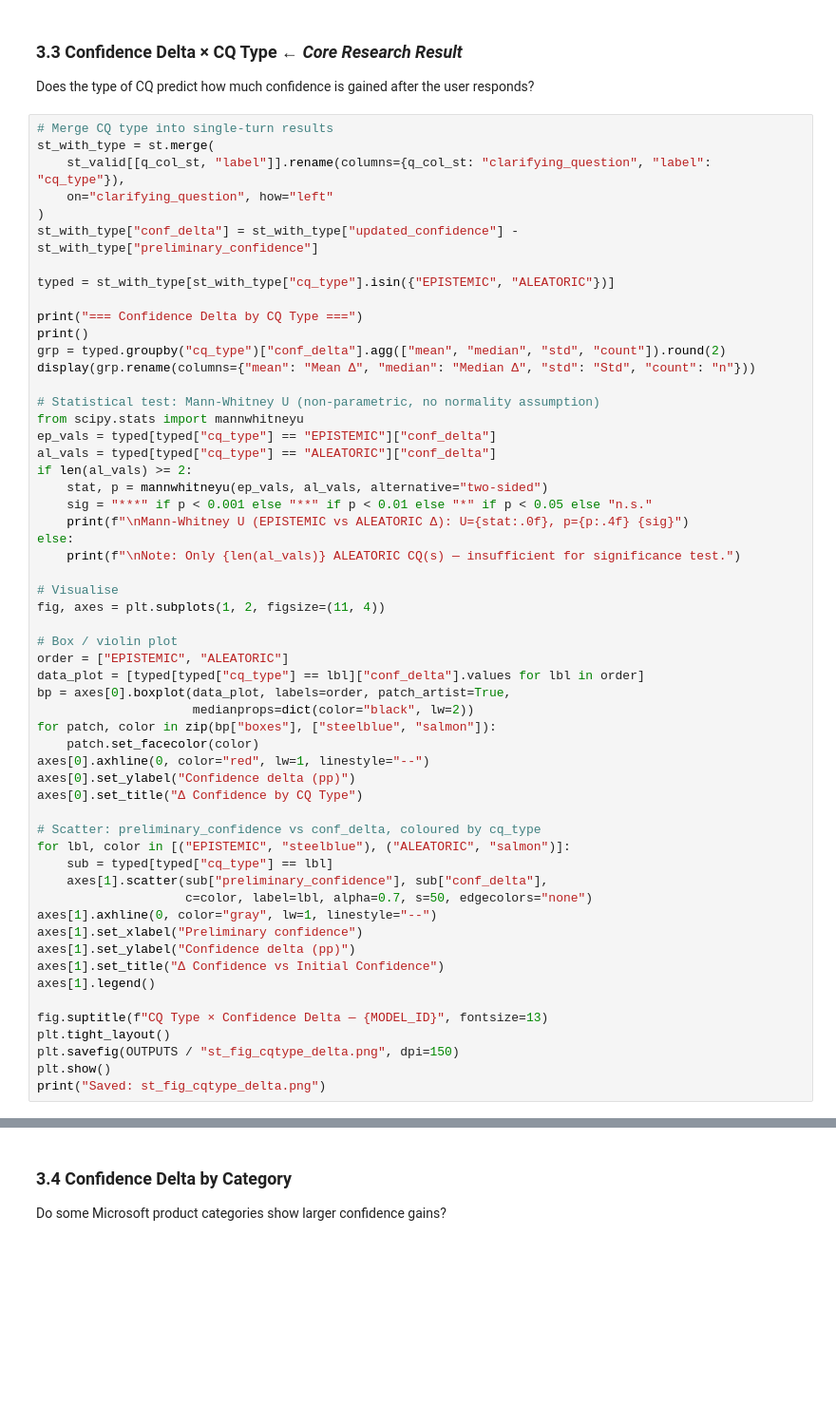
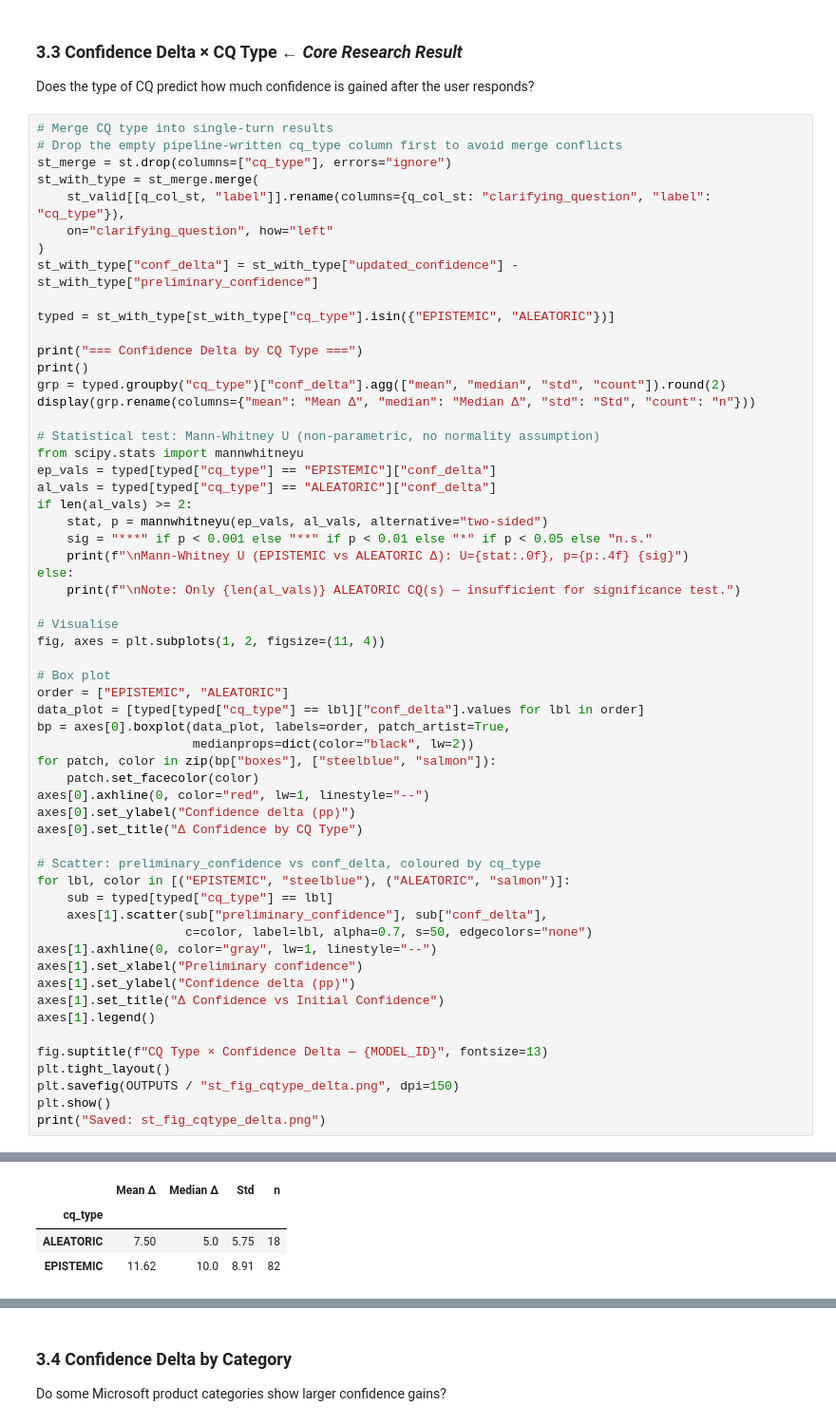
Before and after one commit to dagmaros27/llm-uncertainity-benchmark, a Jupyter notebook: pilot_study/notebooks/ms-dialog/msdialog_analysis.ipynb, the cells around one changed output, grey strips where cells are left out. Shown at 95% size. Saved outputs shown, nothing was run; the diff lists cells and outputs as text; blank space fills up the shorter version.

```diff
--- a/pilot_study/notebooks/ms-dialog/msdialog_analysis.ipynb
+++ b/pilot_study/notebooks/ms-dialog/msdialog_analysis.ipynb
@@ -153,7 +180,9 @@ print("Saved: st_fig_cq_type.png")
 Does the type of CQ predict how much confidence is gained after the user responds?
 # %%
 # Merge CQ type into single-turn results
-st_with_type = st.merge(
+# Drop the empty pipeline-written cq_type column first to avoid merge conflicts
+st_merge = st.drop(columns=["cq_type"], errors="ignore")
+st_with_type = st_merge.merge(
     st_valid[[q_col_st, "label"]].rename(columns={q_col_st: "clarifying_question", "label": "cq_type"}),
     on="clarifying_question", how="left"
 )
@@ -180,7 +209,7 @@ else:
 # Visualise
 fig, axes = plt.subplots(1, 2, figsize=(11, 4))
 
-# Box / violin plot
+# Box plot
 order = ["EPISTEMIC", "ALEATORIC"]
 data_plot = [typed[typed["cq_type"] == lbl]["conf_delta"].values for lbl in order]
 bp = axes[0].boxplot(data_plot, labels=order, patch_artist=True,
@@ -207,3 +236,4 @@ plt.tight_layout()
 plt.savefig(OUTPUTS / "st_fig_cqtype_delta.png", dpi=150)
 plt.show()
 print("Saved: st_fig_cqtype_delta.png")
+# %% [output]
@@ -209,0 +241,4 @@ print("Saved: st_fig_cqtype_delta.png")
+|  | Mean Δ | Median Δ | Std | n |
+| cq_type |  |  |  |  |
+| ALEATORIC | 7.50 | 5.0 | 5.75 | 18 |
+| EPISTEMIC | 11.62 | 10.0 | 8.91 | 82 |
```
Also changed, not shown: parts of 15 cells of this notebook, 22 other files.
